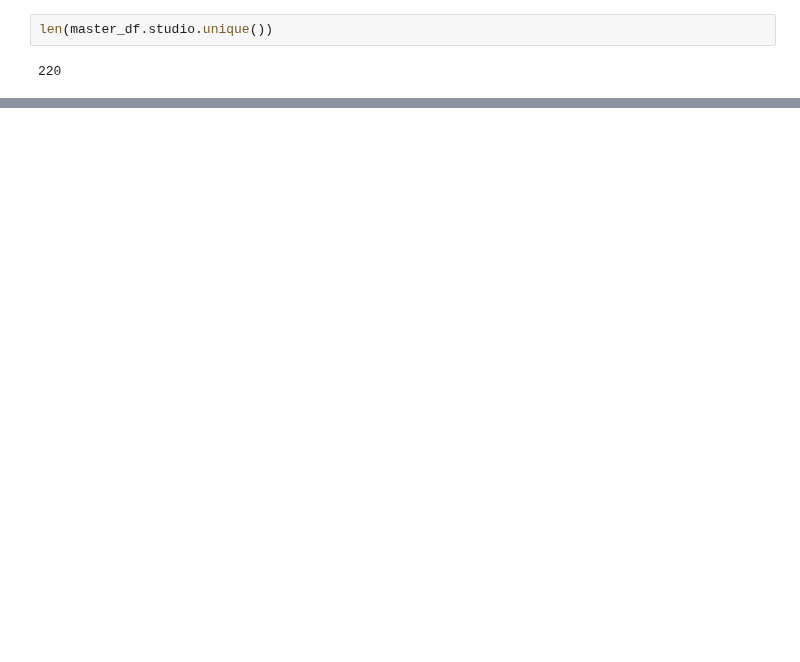
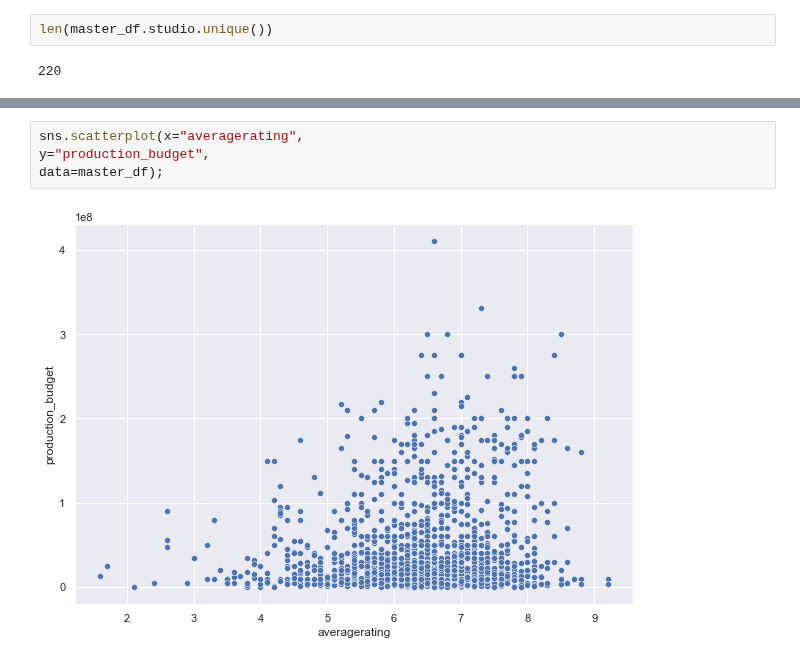
Before and after one commit to jacrivera/AI-Academy-Semester-1-Capstone-Group-5, a Jupyter notebook: student.ipynb, the cells around one changed output, grey strips where cells are left out. Cells and saved outputs as stored; diff of their text form; blank space fills up the shorter version.

```diff
--- a/student.ipynb
+++ b/student.ipynb
@@ -339 +413,7 @@ master_df.describe()
+# %%
+sns.scatterplot(x="averagerating",
+y="production_budget",
+data=master_df);
+# %% [output]
+[figure, added]
 # %%
```
Also changed, not shown: parts of 16 cells of this notebook.
